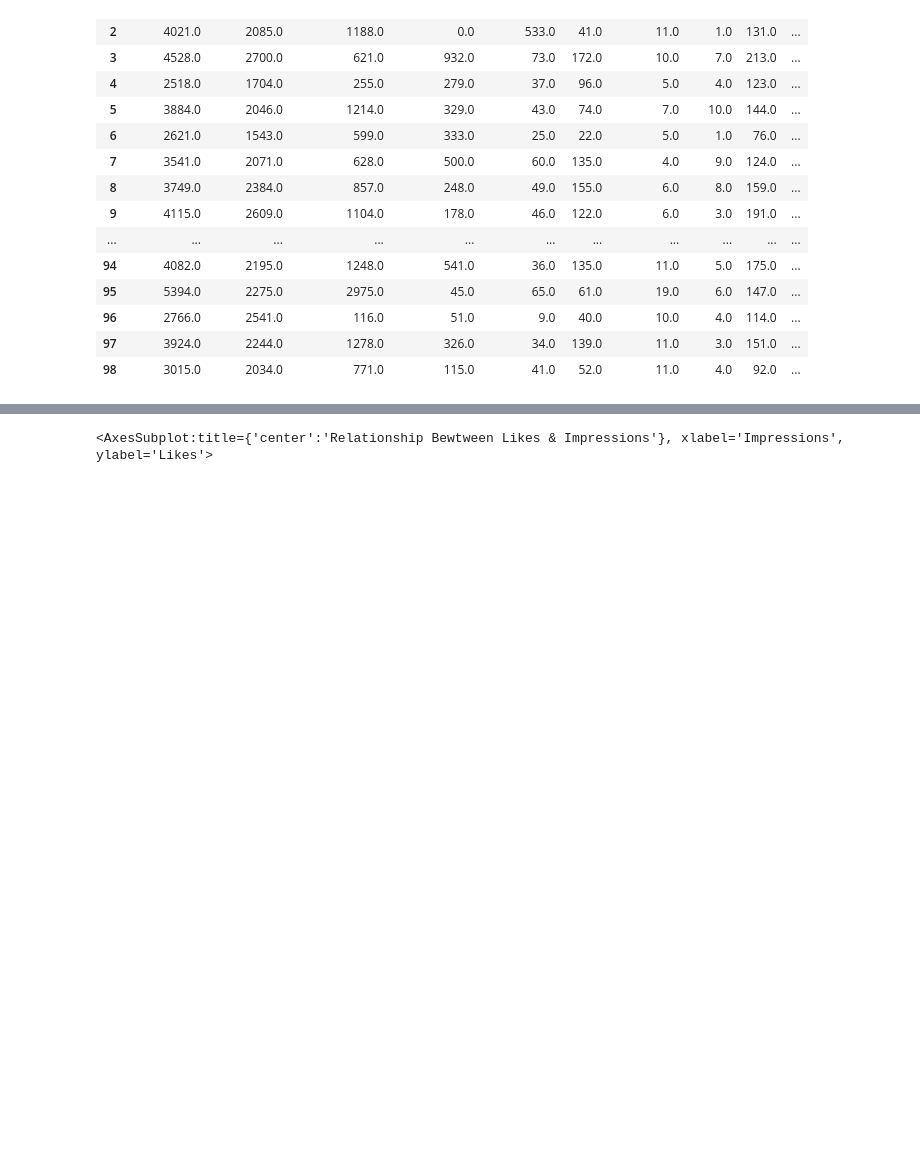
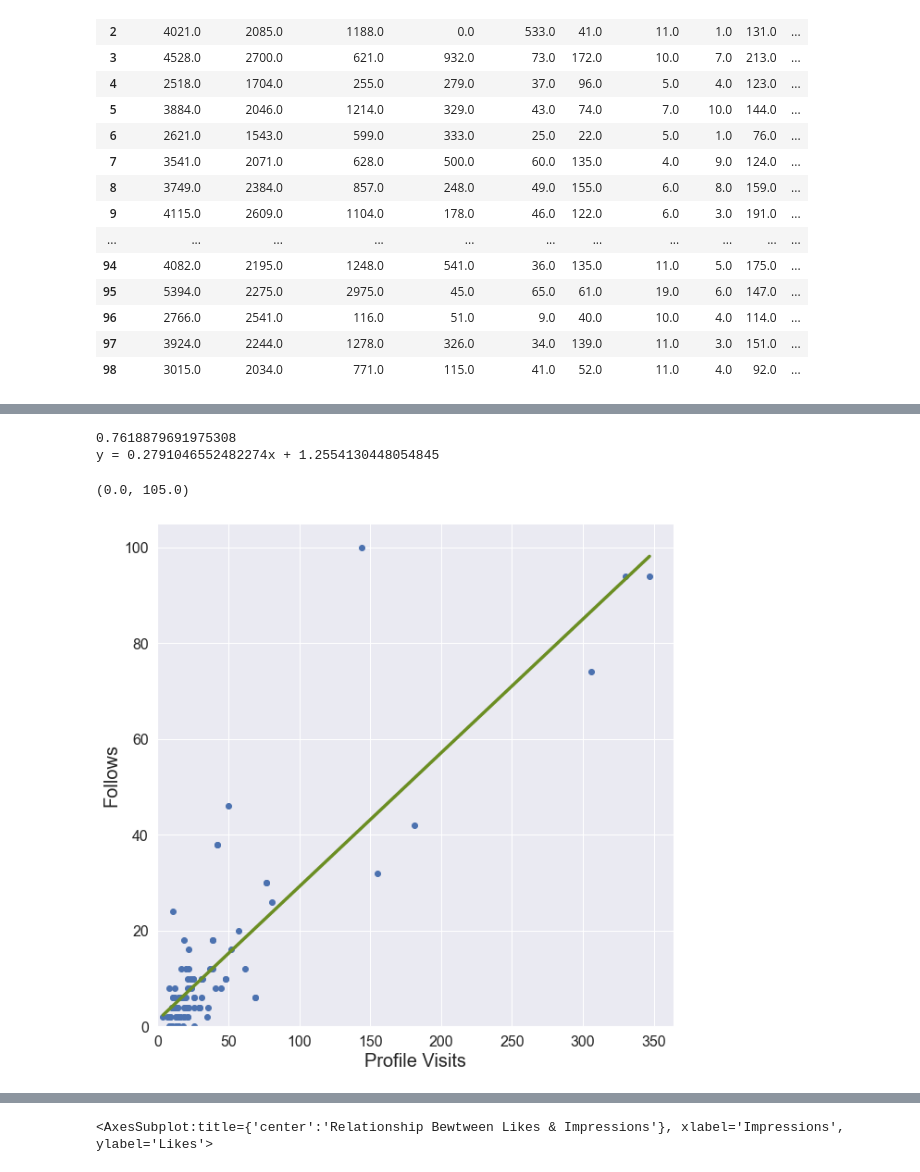
Before and after one commit to LeBronWilly/Linear_Relationship_Visualization, a Jupyter notebook: Linear_Relationship_Visualization.ipynb, the cells around one changed output, grey strips where cells are left out. Saved outputs shown, nothing was run; the diff lists cells and outputs as text; code cells hidden in the pictures; blank space fills up the shorter version.

```diff
--- a/Linear_Relationship_Visualization.ipynb
+++ b/Linear_Relationship_Visualization.ipynb
@@ -128,3 +152,33 @@ y = 0.0510669740356219x + 1.519136749661075
+# %%
+X = "Profile Visits"
+Y = "Follows"
+Lin_Reg = LinearRegression(n_jobs=-1).fit(pd.DataFrame(data[X]), data[Y])
+print(Lin_Reg.score(pd.DataFrame(data[X]), data[Y]))
+print("y = ", Lin_Reg.coef_[0] ,"x + ",Lin_Reg.intercept_, sep="")
+
+# model = Pipeline([('poly', PolynomialFeatures(degree=2,interaction_only=False)),
+#                   ('linear', LinearRegression(fit_intercept=False))])
+# Lin_Reg = model.fit(pd.DataFrame(data[X]), data[Y])
+# print(Lin_Reg.score(pd.DataFrame(data[X]), data[Y]))
+# print(model.named_steps['linear'].coef_)
+
+fig, ax = plt.subplots(figsize=(10,10))
+plt.scatter(X, Y, data=data, label=None)
+plt.xticks(fontsize=16)
+plt.yticks(fontsize=16)
+plt.xlabel(X, fontsize=20)
+plt.ylabel(Y, fontsize=20)
+plt.plot(sorted(data[X]), Lin_Reg.predict(pd.DataFrame(sorted(data[X]))),
+         label='Linear Regression Line', color="olivedrab", linewidth = 3.5)
+ax.xaxis.set_major_locator(ticker.MultipleLocator(50))
+# ax.yaxis.set_major_locator(ticker.MultipleLocator(25))
+ax.set_xlim(xmin=0)
+ax.set_ylim(ymin=0)
+# %% [output]
+0.7618879691975308
+y = 0.2791046552482274x + 1.2554130448054845
+(0.0, 105.0)
+[figure, added]
 # %%
 # figure = px.scatter(data_frame=data, x="Impressions", y="Likes",
 #                     size="Likes", trendline="ols",
```
Also changed, not shown: parts of 11 cells of this notebook.
